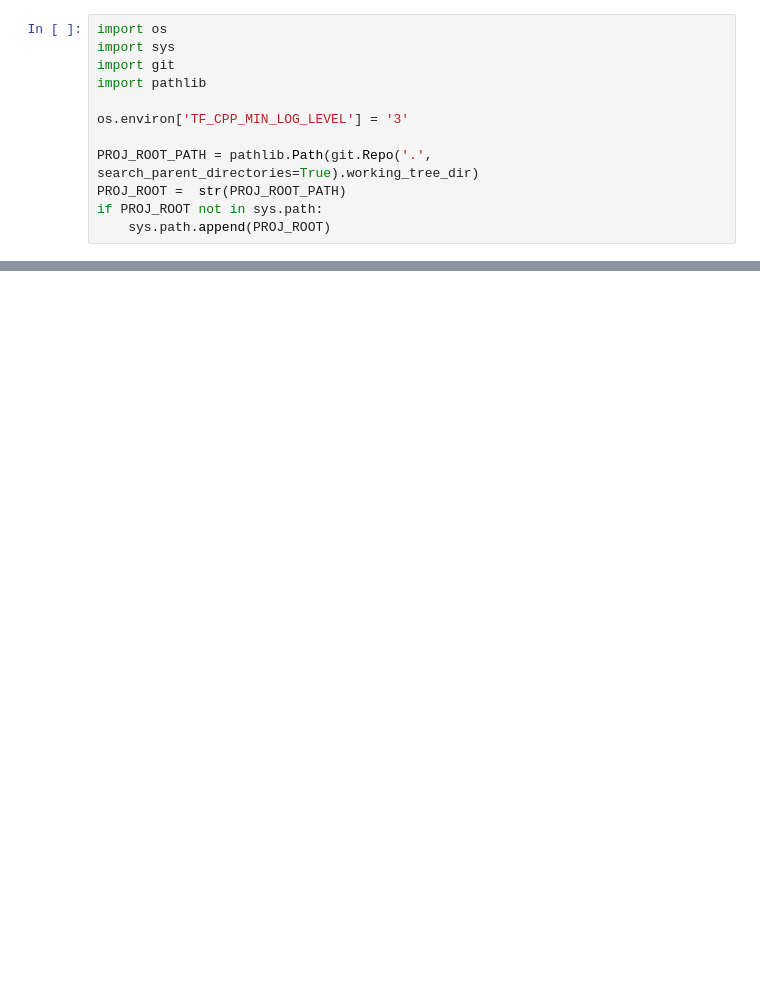
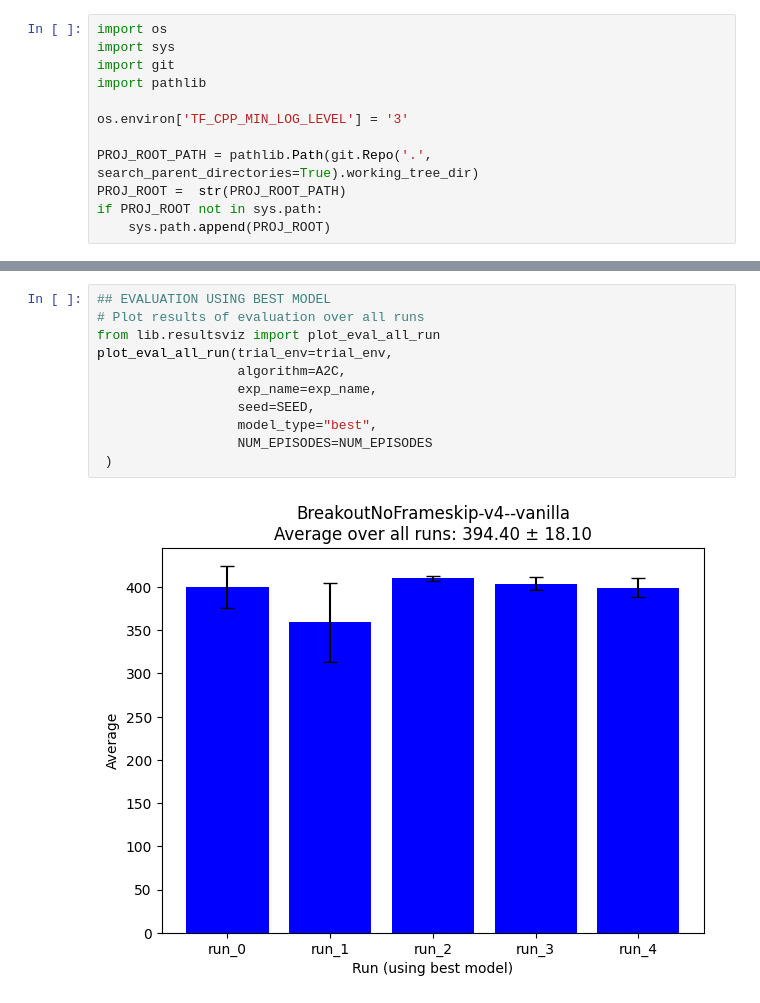
Before and after one commit to shaswot/drl_csense, a Jupyter notebook: test_lib.ipynb, the cells around one changed output, grey strips where cells are left out. Saved outputs shown, nothing was run; the diff lists cells and outputs as text; blank space fills up the shorter version.

```diff
--- a/test_lib.ipynb
+++ b/test_lib.ipynb
@@ -35,0 +156,13 @@ plot_single_run_rewards(exp_name, run_no=4, window=50)
+# %%
+## EVALUATION USING BEST MODEL
+# Plot results of evaluation over all runs
+from lib.resultsviz import plot_eval_all_run
+plot_eval_all_run(trial_env=trial_env,
+                  algorithm=A2C,
+                  exp_name=exp_name,
+                  seed=SEED,
+                  model_type="best",
+                  NUM_EPISODES=NUM_EPISODES
+ )
+# %% [output]
+[figure, added]
```
Also changed, not shown: parts of 17 cells of this notebook, 4 other files.
